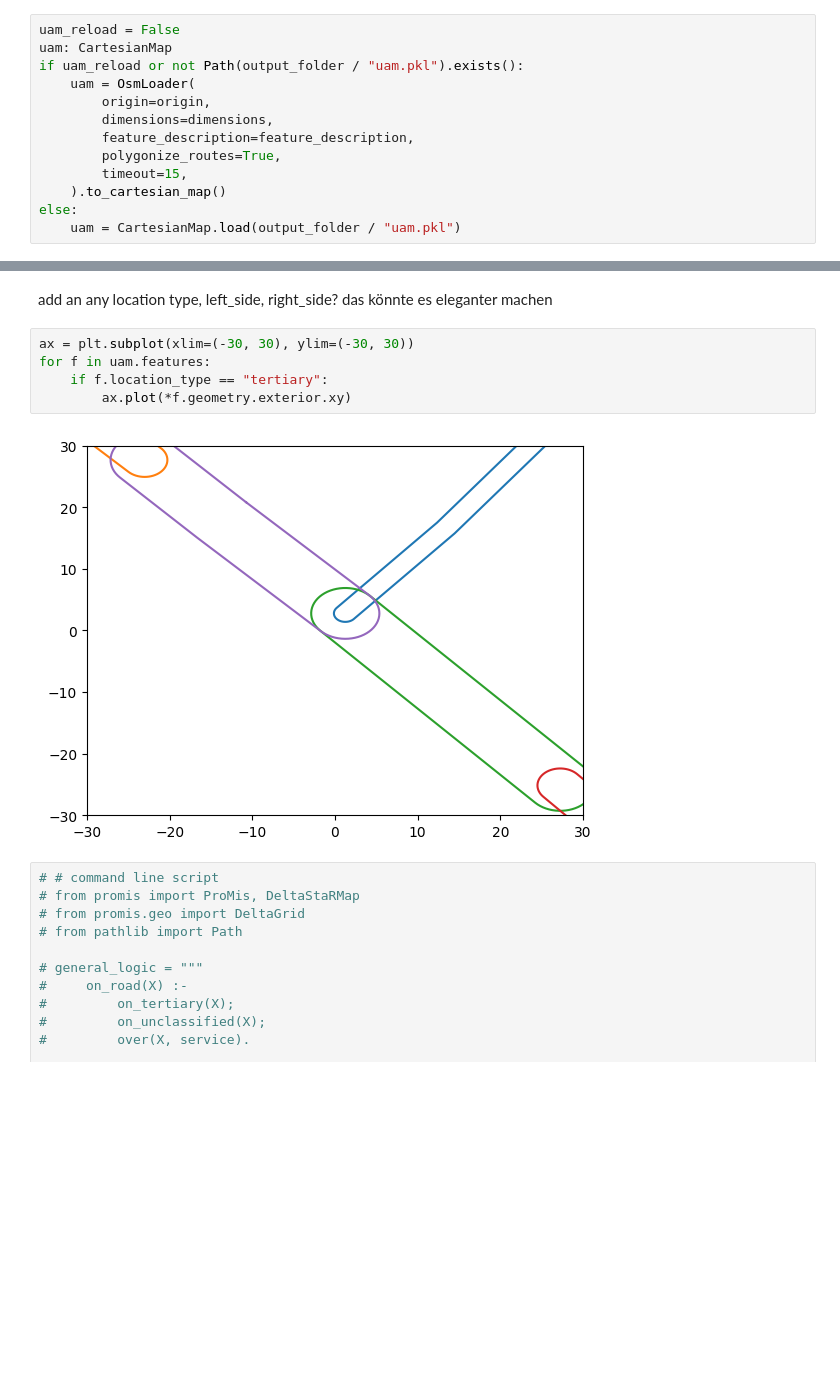
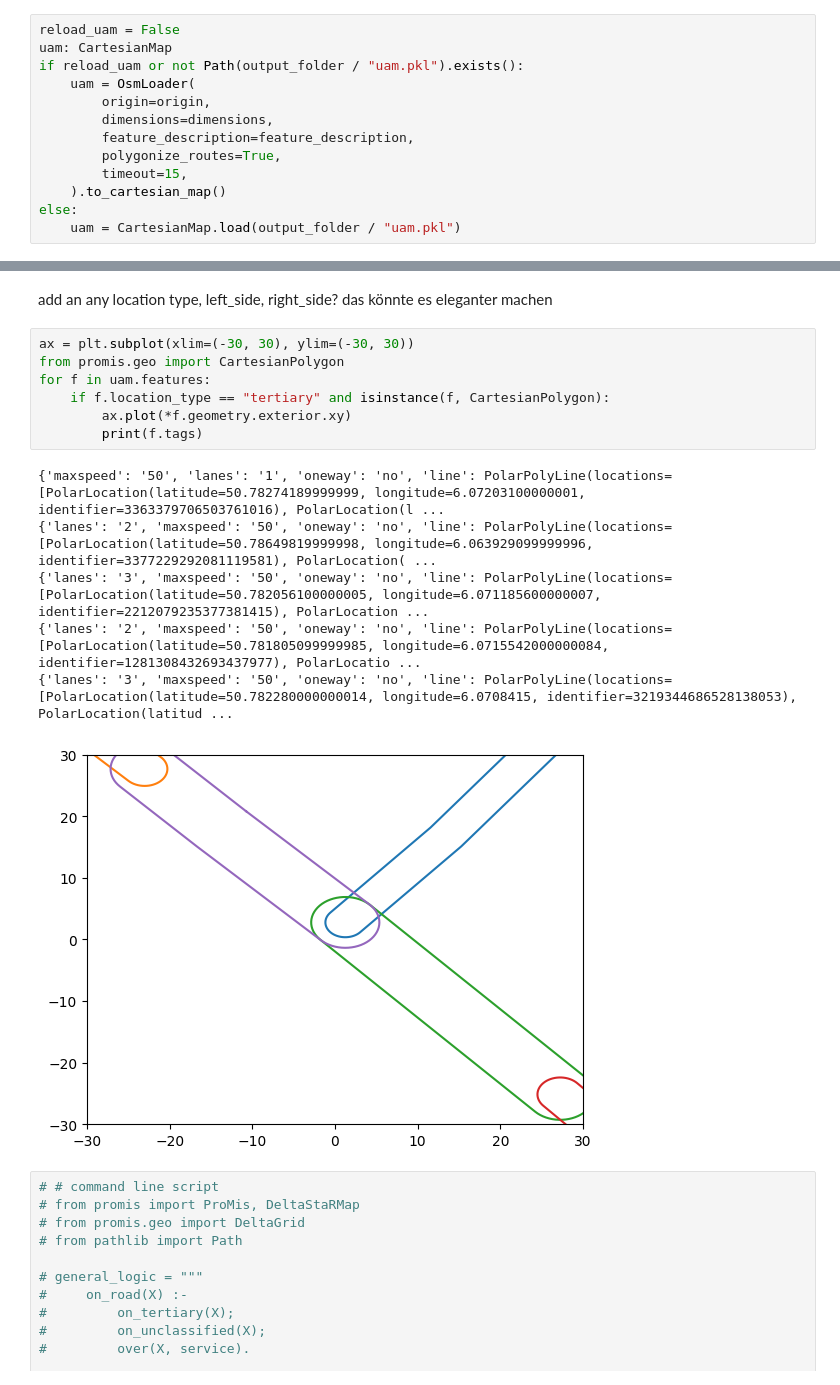
Before and after one commit to orthographiepro/ProMis, a Jupyter notebook: examples/cofi/ground-cofi.ipynb, the cells around one changed output, grey strips where cells are left out. Saved outputs shown, nothing was run; the diff lists cells and outputs as text; blank space fills up the shorter version.

```diff
--- a/examples/cofi/ground-cofi.ipynb
+++ b/examples/cofi/ground-cofi.ipynb
@@ -177,9 +177,9 @@ general_logic = """
         unclassified_correct(X).
 """
 # %%
-uam_reload = False
+reload_uam = False
 uam: CartesianMap
-if uam_reload or not Path(output_folder / "uam.pkl").exists():
+if reload_uam or not Path(output_folder / "uam.pkl").exists():
     uam = OsmLoader(
         origin=origin,
         dimensions=dimensions,
@@ -265,11 +247,18 @@ add an any location type,
 left_side, right_side? das könnte es eleganter machen
 # %%
 ax = plt.subplot(xlim=(-30, 30), ylim=(-30, 30))
+from promis.geo import CartesianPolygon
 for f in uam.features:
-    if f.location_type == "tertiary":
+    if f.location_type == "tertiary" and isinstance(f, CartesianPolygon):
         ax.plot(*f.geometry.exterior.xy)
+        print(f.tags)
 # %% [output]
+{'maxspeed': '50', 'lanes': '1', 'oneway': 'no', 'line': PolarPolyLine(locations=[PolarLocation(latitude=50.78274189999999, longitude=6.07203100000001, identifier=3363379706503761016), PolarLocation(l ...
+{'lanes': '2', 'maxspeed': '50', 'oneway': 'no', 'line': PolarPolyLine(locations=[PolarLocation(latitude=50.78649819999998, longitude=6.063929099999996, identifier=3377229292081119581), PolarLocation( ...
+{'lanes': '3', 'maxspeed': '50', 'oneway': 'no', 'line': PolarPolyLine(locations=[PolarLocation(latitude=50.782056100000005, longitude=6.071185600000007, identifier=2212079235377381415), PolarLocation ...
+{'lanes': '2', 'maxspeed': '50', 'oneway': 'no', 'line': PolarPolyLine(locations=[PolarLocation(latitude=50.781805099999985, longitude=6.0715542000000084, identifier=1281308432693437977), PolarLocatio ...
+{'lanes': '3', 'maxspeed': '50', 'oneway': 'no', 'line': PolarPolyLine(locations=[PolarLocation(latitude=50.782280000000014, longitude=6.0708415, identifier=3219344686528138053), PolarLocation(latitud ...
-[figure, old version]
+[figure, new version]
 # %%
 # # command line script
 # from promis import ProMis, DeltaStaRMap
```
Also changed, not shown: parts of 6 cells of this notebook, 2 other files.
